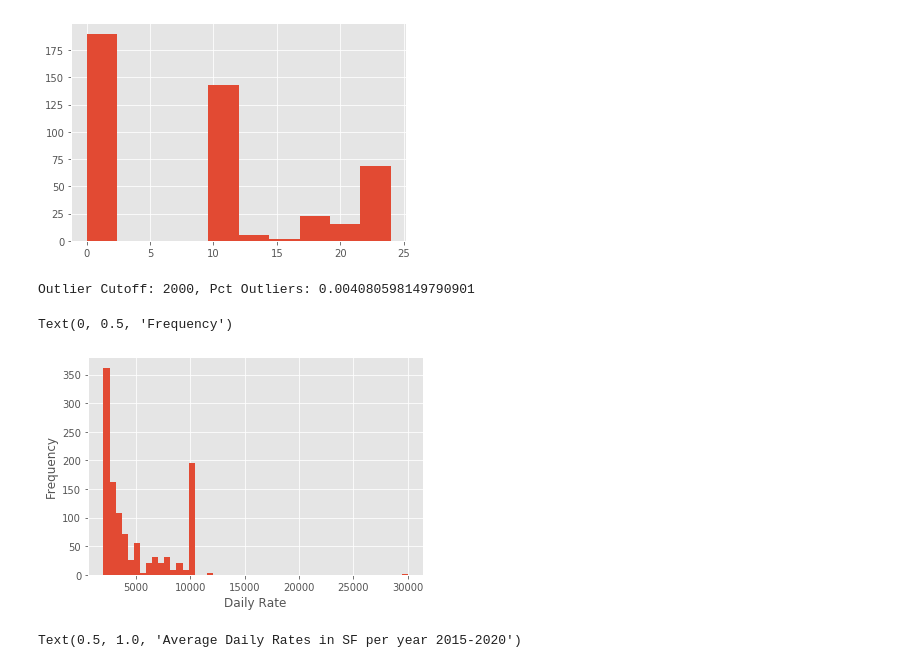
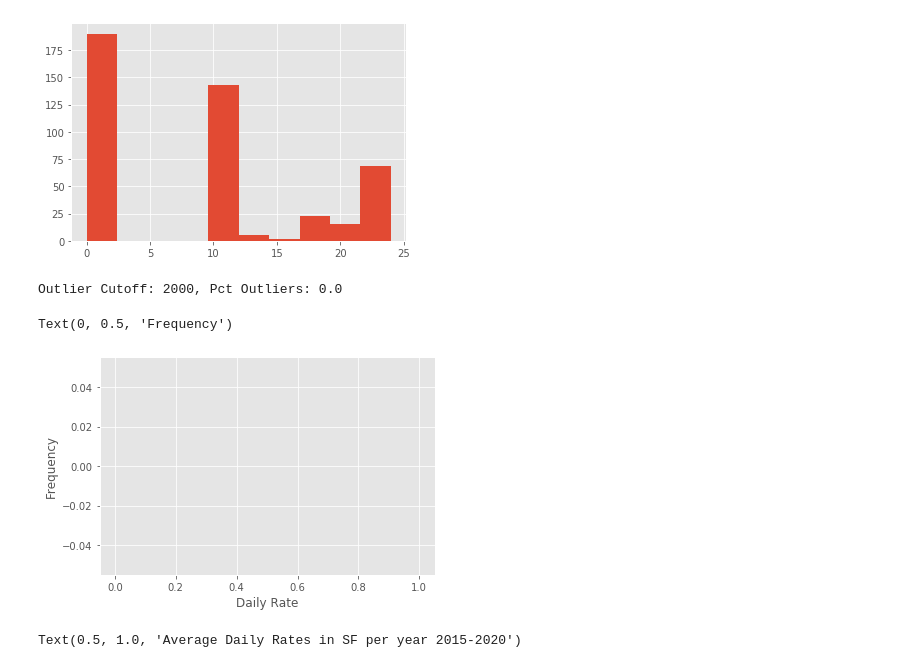
Before and after one commit to sherryduong93/Predict_AirBnB_Listings, a Jupyter notebook: Airbnb_Data_EDA.ipynb, the cells around one changed output. Saved outputs shown, nothing was run; the diff lists cells and outputs as text; code cells hidden in the pictures.

```diff
--- a/Airbnb_Data_EDA.ipynb
+++ b/Airbnb_Data_EDA.ipynb
@@ -334,15 +334,16 @@ Outlier Cutoff: 25, Pct Outliers: 0.0016184803664210583
 [figure]
 # %%
 #Visualizing high end of outliers
+outlier_cutoff=2000
 print(f"Outlier Cutoff: {outlier_cutoff}, Pct Outliers: {train_df[train_df['price']>outlier_cutoff]['price'].count()/len(train_df)}")
 
 train_df[train_df['price']>outlier_cutoff]['price'].hist(bins=50)
 plt.xlabel('Daily Rate')
 plt.ylabel('Frequency')
 # %% [output]
-Outlier Cutoff: 2000, Pct Outliers: 0.004080598149790901
+Outlier Cutoff: 2000, Pct Outliers: 0.0
 Text(0, 0.5, 'Frequency')
-[figure, old version]
+[figure, new version]
 # %%
 #Removing Outliers (0 & over 2000 daily rate)
 outlier_thresh=2000
```
Also changed, not shown: 8 other files.
